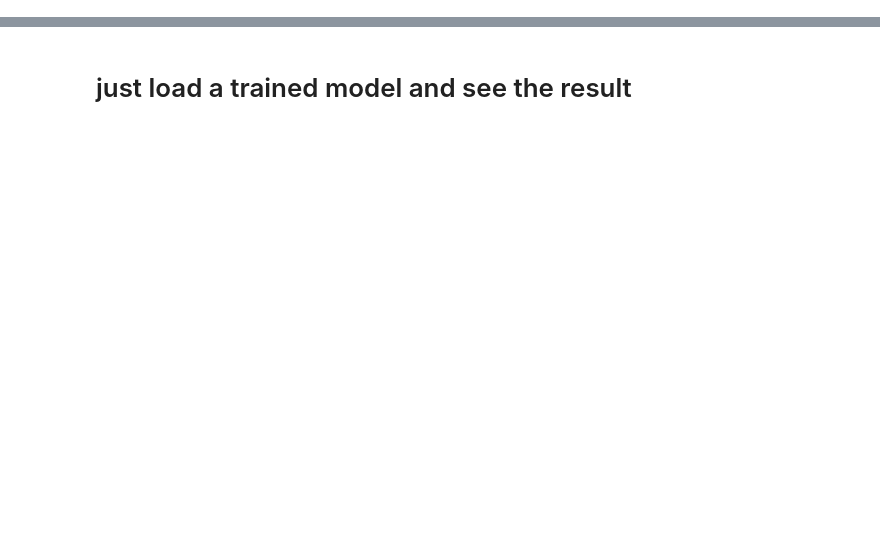
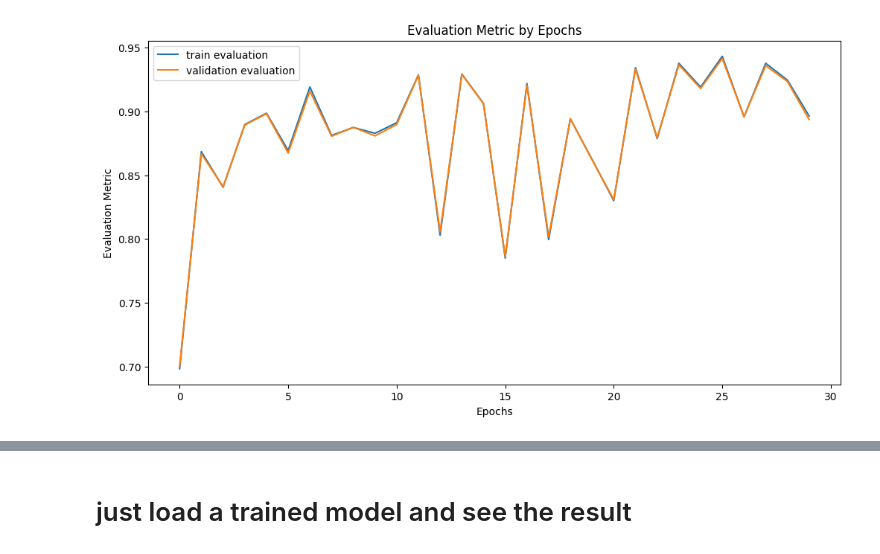
Before and after one commit to BarinderBanwait/ml_rnt, a Jupyter notebook: notebooks/ShaPrediction_classification.ipynb, the cells around one changed output, grey strips where cells are left out. Saved outputs shown, nothing was run; the diff lists cells and outputs as text; code cells hidden in the pictures; blank space fills up the shorter version.

```diff
--- a/notebooks/ShaPrediction_classification.ipynb
+++ b/notebooks/ShaPrediction_classification.ipynb
@@ -122,0 +275,11 @@ Save the model from epoch 2 with accuracy_score 0.828664914976947 to ..\trained_
+# %%
+# to get a balanced dataset with equal amount of 4 and 9 labels
+len_9 = df_BSD[df_BSD['sha'] == 9].shape[0]
+
+df_BSD_balanced = df_BSD[df_BSD['sha'] == 4].sample(len_9)
+# df_balanced = df[df['sha'] == 4].iloc[:len_9]
+
+df_BSD_balanced = pd.concat([df_BSD_balanced, df_BSD[df_BSD['sha'] == 9]])
+
+# rename 4 to 0 and 9 to 1
+df_BSD_balanced['sha'] = df_BSD_balanced['sha'].replace({4: 0, 9: 1})
@@ -122,0 +308,20 @@ Save the model from epoch 2 with accuracy_score 0.828664914976947 to ..\trained_
+# %%
+# choose model parameters
+# hidden_units = [128,64,32]
+# hidden_units = [64,32,16]
+hidden_units = [32,16,8]
+# hidden_units = [16,8,4]
+# hidden_units = [8,4,2]
+
+# default model parameters
+input_dim, output_dim = utils.get_input_output_dim(df_BSD_balanced, 'sha', if_regression=False)
+
+# check if we have cuda available
+device = utils.get_device()
+
+# create model
+model = models.VanillaNN(input_dim, hidden_units, output_dim, if_dropout=True, dropout_rate=0.5, if_batchnorm=True).to(device)
+# model = models.VanillaNN(input_dim, hidden_units, output_dim).to(device)
+
+# print model summary
+utils.model_summary(model)
@@ -122,0 +346,15 @@ Save the model from epoch 2 with accuracy_score 0.828664914976947 to ..\trained_
+# %%
+# choose training parameters
+loss_func = nn.CrossEntropyLoss()
+num_epochs = 30
+lr = 0.001
+optimizer = optim.Adam(model.parameters(), lr=lr)
+evaluator = accuracy_score
+# %%
+# split data
+train_dataloader, val_dataset, test_dataset = utils.prepare_data(df_BSD_balanced, 'sha', device, if_regression=False)
+# train the model
+model, train_eval_hist, val_eval_hist = executor.train(model, train_dataloader, val_dataset, loss_func, evaluator, optimizer, num_epochs, if_regression=False, verbose=True)
+# plot train_eval_hist, val_eval_hist
+utils.plot_train_eval_hist(train_eval_hist, val_eval_hist)
+# %% [output]
@@ -123,3 +378,4 @@ Save the model from epoch 2 with accuracy_score 0.828664914976947 to ..\trained_
+[figure, added]
 # %%
 executor.test(model, test_dataset, evaluator, if_regression = False)
 # %% [output]
```
Also changed, not shown: parts of 31 cells of this notebook, 3 other files.
